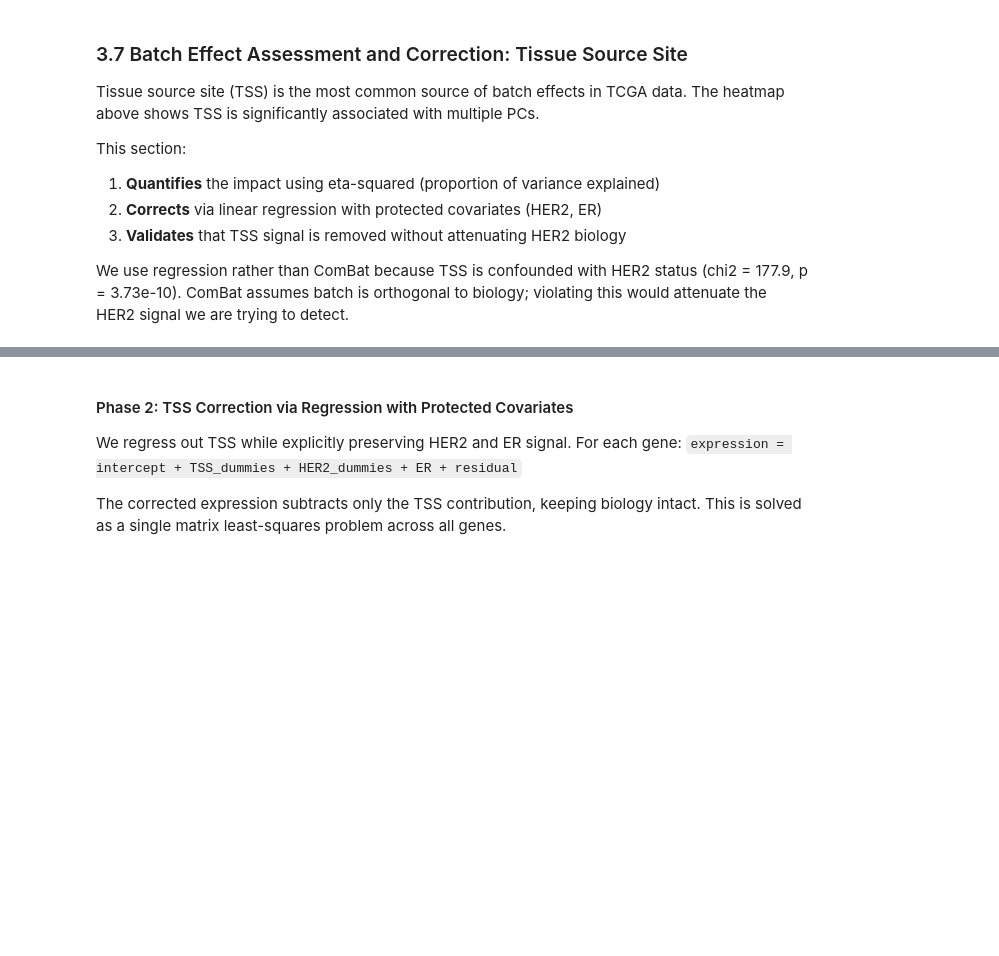
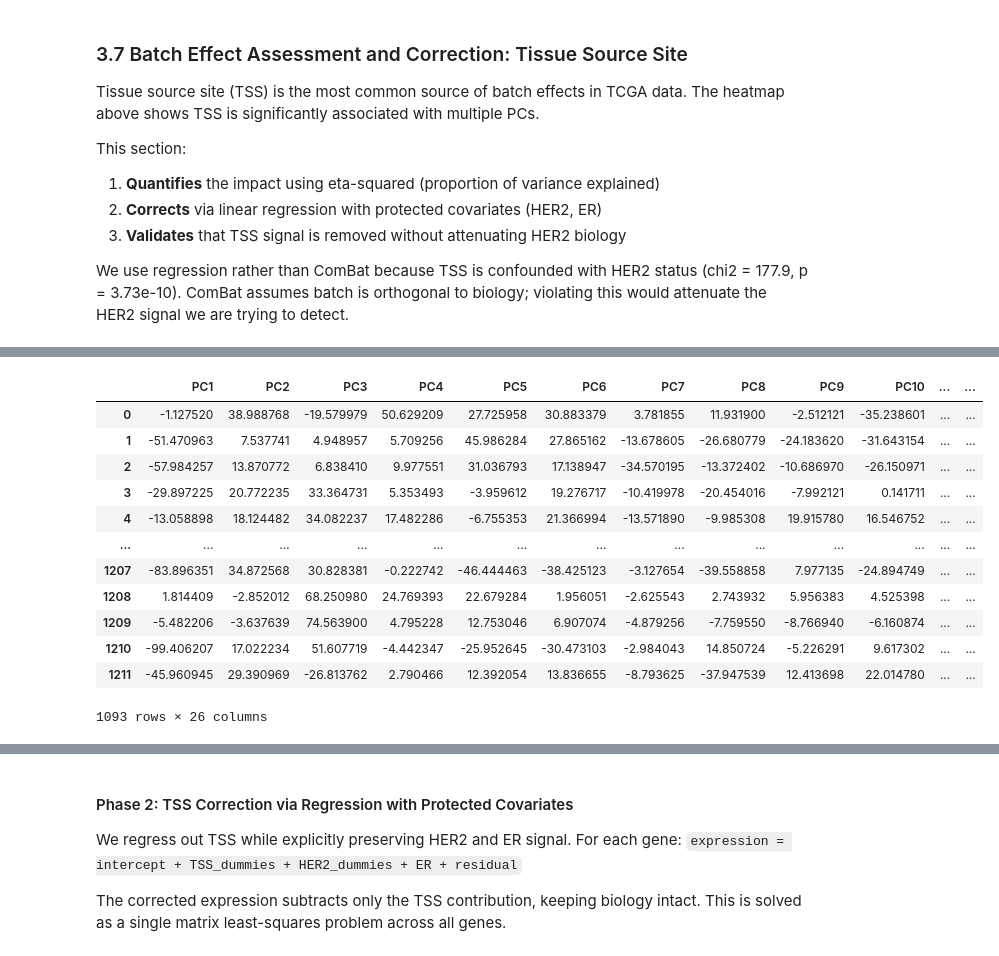
Before and after one commit to mattschinn/tcga_analysis, a Jupyter notebook: notebooks/01_QC_and_Normalization.ipynb, the cells around one changed output, grey strips where cells are left out. Saved outputs shown, nothing was run; the diff lists cells and outputs as text; code cells hidden in the pictures; blank space fills up the shorter version.

```diff
--- a/notebooks/01_QC_and_Normalization.ipynb
+++ b/notebooks/01_QC_and_Normalization.ipynb
@@ -943,3 +997,19 @@ violating this would attenuate the HER2 signal we are trying to detect.
+# %%
+pc_df
+# %% [output]
+|  | PC1 | PC2 | PC3 | PC4 | PC5 | PC6 | PC7 | PC8 | PC9 | PC10 | ... | ... |
+| 0 | -1.127520 | 38.988768 | -19.579979 | 50.629209 | 27.725958 | 30.883379 | 3.781855 | 11.931900 | -2.512121 | -35.238601 | ... | ... |
+| 1 | -51.470963 | 7.537741 | 4.948957 | 5.709256 | 45.986284 | 27.865162 | -13.678605 | -26.680779 | -24.183620 | -31.643154 | ... | ... |
+| 2 | -57.984257 | 13.870772 | 6.838410 | 9.977551 | 31.036793 | 17.138947 | -34.570195 | -13.372402 | -10.686970 | -26.150971 | ... | ... |
+| 3 | -29.897225 | 20.772235 | 33.364731 | 5.353493 | -3.959612 | 19.276717 | -10.419978 | -20.454016 | -7.992121 | 0.141711 | ... | ... |
+| 4 | -13.058898 | 18.124482 | 34.082237 | 17.482286 | -6.755353 | 21.366994 | -13.571890 | -9.985308 | 19.915780 | 16.546752 | ... | ... |
+| ... | ... | ... | ... | ... | ... | ... | ... | ... | ... | ... | ... | ... |
+| 1207 | -83.896351 | 34.872568 | 30.828381 | -0.222742 | -46.444463 | -38.425123 | -3.127654 | -39.558858 | 7.977135 | -24.894749 | ... | ... |
+| 1208 | 1.814409 | -2.852012 | 68.250980 | 24.769393 | 22.679284 | 1.956051 | -2.625543 | 2.743932 | 5.956383 | 4.525398 | ... | ... |
+| 1209 | -5.482206 | -3.637639 | 74.563900 | 4.795228 | 12.753046 | 6.907074 | -4.879256 | -7.759550 | -8.766940 | -6.160874 | ... | ... |
+| 1210 | -99.406207 | 17.022234 | 51.607719 | -4.442347 | -25.952645 | -30.473103 | -2.984043 | 14.850724 | -5.226291 | 9.617302 | ... | ... |
+| 1211 | -45.960945 | 29.390969 | -26.813762 | 2.790466 | 12.392054 | 13.836655 | -8.793625 | -37.947539 | 12.413698 | 22.014780 | ... | ... |
+1093 rows × 26 columns
 # %%
 # Phase 1: Quantify TSS batch effects via eta-squared
 print("=" * 70)
```
Also changed, not shown: parts of 22 cells of this notebook, 7 other files.
